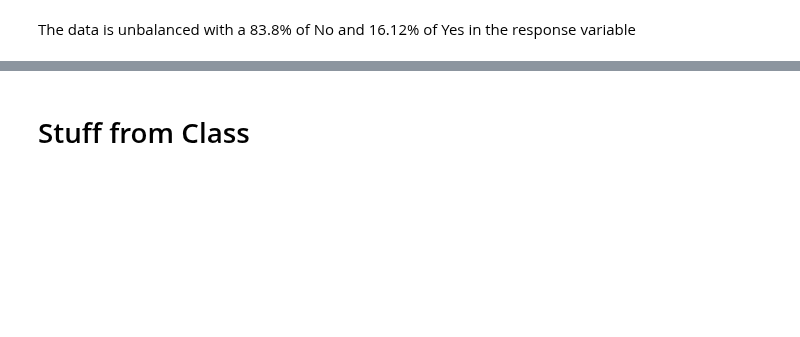
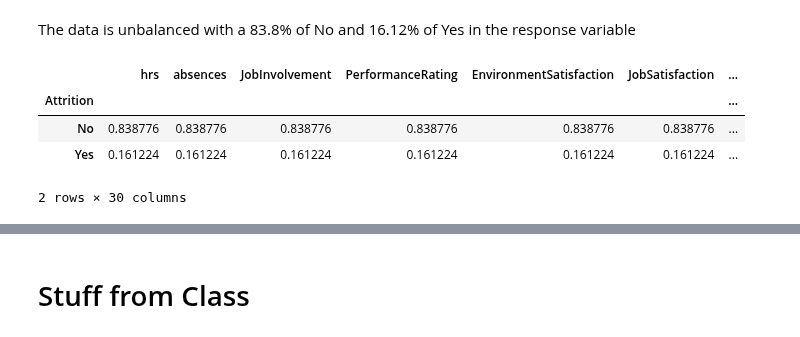
Before and after one commit to schmeti/uc3m_advanced_programming, a Jupyter notebook: Part 2/eda.ipynb, the cells around one changed output, grey strips where cells are left out. Cells and saved outputs as stored; diff of their text form; code cells hidden in the pictures; blank space fills up the shorter version.

```diff
--- a/Part 2/eda.ipynb
+++ b/Part 2/eda.ipynb
@@ -25,5 +81,11 @@ data_available.columns
 # %% [markdown]
 The data is unbalanced with a 83.8% of No and 16.12% of Yes in the response variable
 # %%
-data_available.groupby("Attrition").count()/data_available.shape[0]
+data_train.groupby("Attrition").count()/data_train.shape[0]
+# %% [output]
+|  | hrs | absences | JobInvolvement | PerformanceRating | EnvironmentSatisfaction | JobSatisfaction | ... |
+| Attrition |  |  |  |  |  |  | ... |
+| No | 0.838776 | 0.838776 | 0.838776 | 0.838776 | 0.838776 | 0.838776 | ... |
+| Yes | 0.161224 | 0.161224 | 0.161224 | 0.161224 | 0.161224 | 0.161224 | ... |
+2 rows × 30 columns
 # %%
```
Also changed, not shown: parts of 15 cells of this notebook.
